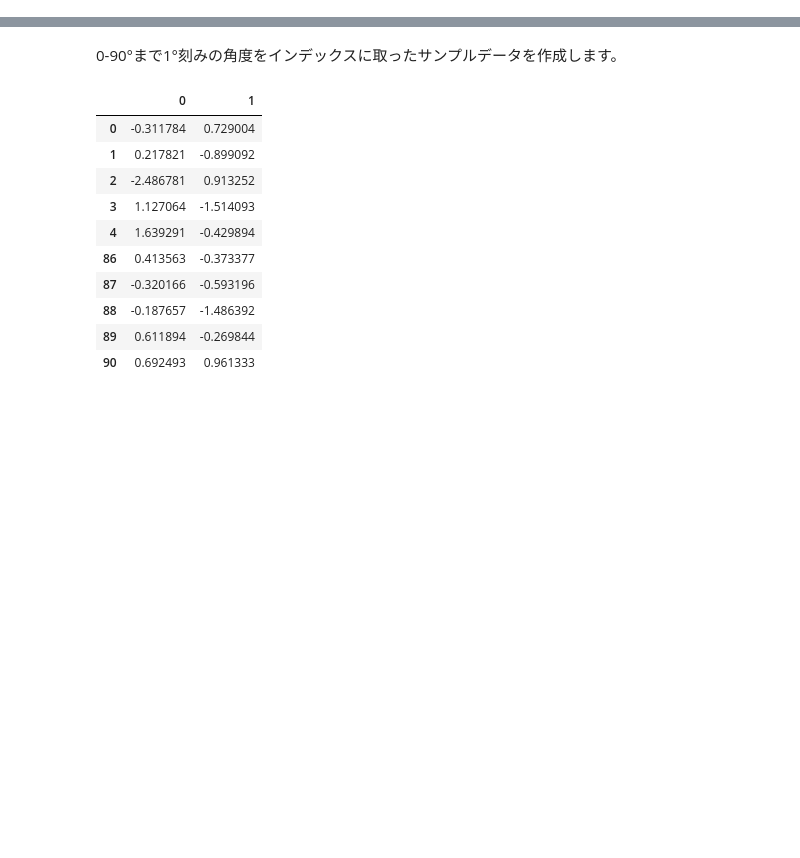
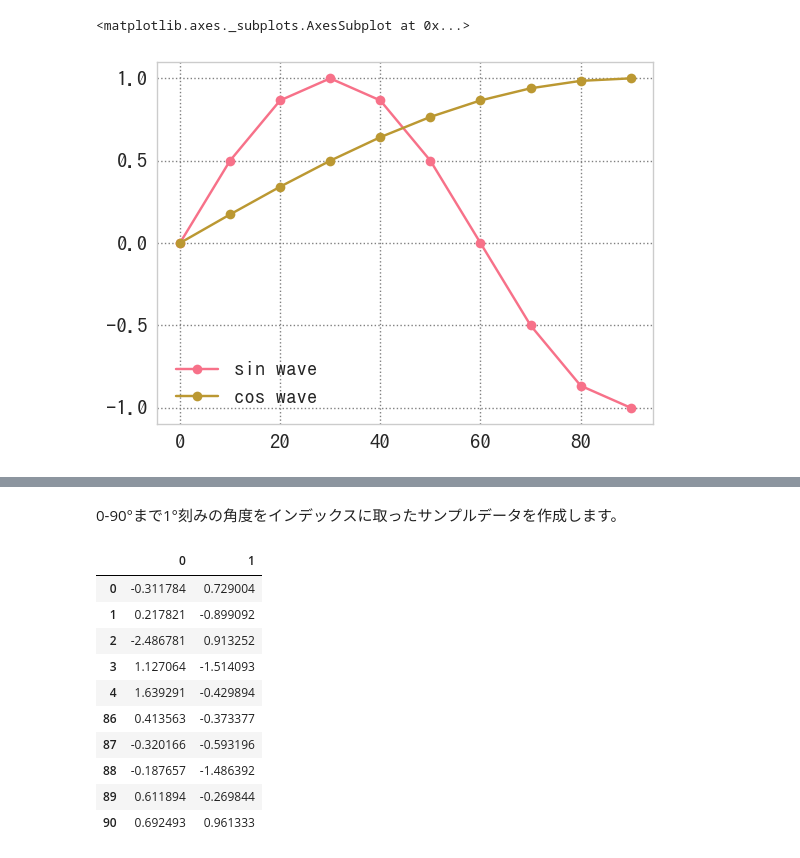
Before and after one commit to u1and0/polarplot, a Jupyter notebook: polarplot.ipynb, the cells around one changed output, grey strips where cells are left out. Saved outputs shown, nothing was run; the diff lists cells and outputs as text; code cells hidden in the pictures; blank space fills up the shorter version.

```diff
--- a/polarplot.ipynb
+++ b/polarplot.ipynb
@@ -0,0 +158,8 @@
+# %%
+index = np.arange(0,100,10)
+df = pd.DataFrame({'sin wave':np.sin(3*index*np.pi/180),
+                   'cos wave':np.sin(index*np.pi/180)}, index=index)
+df.plot(style='o-')
+# %% [output]
+<matplotlib.axes._subplots.AxesSubplot at 0x...>
+[figure, added]
```
Also changed, not shown: parts of 68 cells of this notebook, 1 other file.
